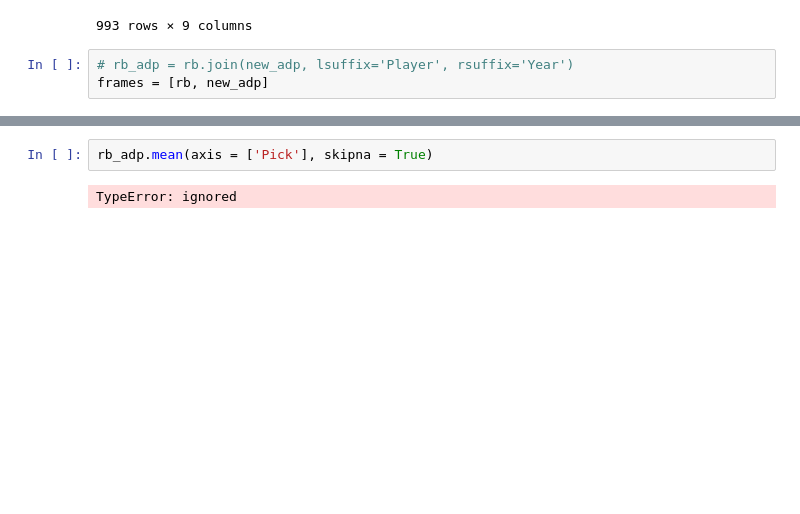
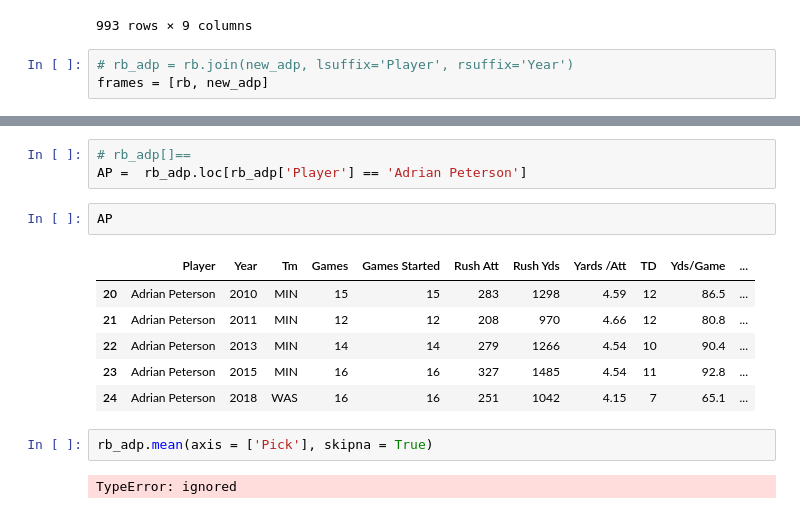
Before and after one commit to rich1123/DataEngineering.Labs.AirflowProject, a Jupyter notebook: football.ipynb, the cells around one changed output, grey strips where cells are left out. Drawn from its saved outputs; the diff is of its cells as text; blank space fills up the shorter version.

```diff
--- a/football.ipynb
+++ b/football.ipynb
@@ -88,3 +94,15 @@ rb_adp.sort_values(by=['Pick']).head(150)
+# %%
+# rb_adp[]==
+AP =  rb_adp.loc[rb_adp['Player'] == 'Adrian Peterson']
+# %%
+AP
+# %% [output]
+|  | Player | Year | Tm | Games | Games Started | Rush Att | Rush Yds | Yards /Att | TD | Yds/Game | ... |
+| 20 | Adrian Peterson | 2010 | MIN | 15 | 15 | 283 | 1298 | 4.59 | 12 | 86.5 | ... |
+| 21 | Adrian Peterson | 2011 | MIN | 12 | 12 | 208 | 970 | 4.66 | 12 | 80.8 | ... |
+| 22 | Adrian Peterson | 2013 | MIN | 14 | 14 | 279 | 1266 | 4.54 | 10 | 90.4 | ... |
+| 23 | Adrian Peterson | 2015 | MIN | 16 | 16 | 327 | 1485 | 4.54 | 11 | 92.8 | ... |
+| 24 | Adrian Peterson | 2018 | WAS | 16 | 16 | 251 | 1042 | 4.15 | 7 | 65.1 | ... |
 # %%
 rb_adp.mean(axis = ['Pick'], skipna = True)
 # %% [output]
```
Also changed, not shown: parts of 8 cells of this notebook.
